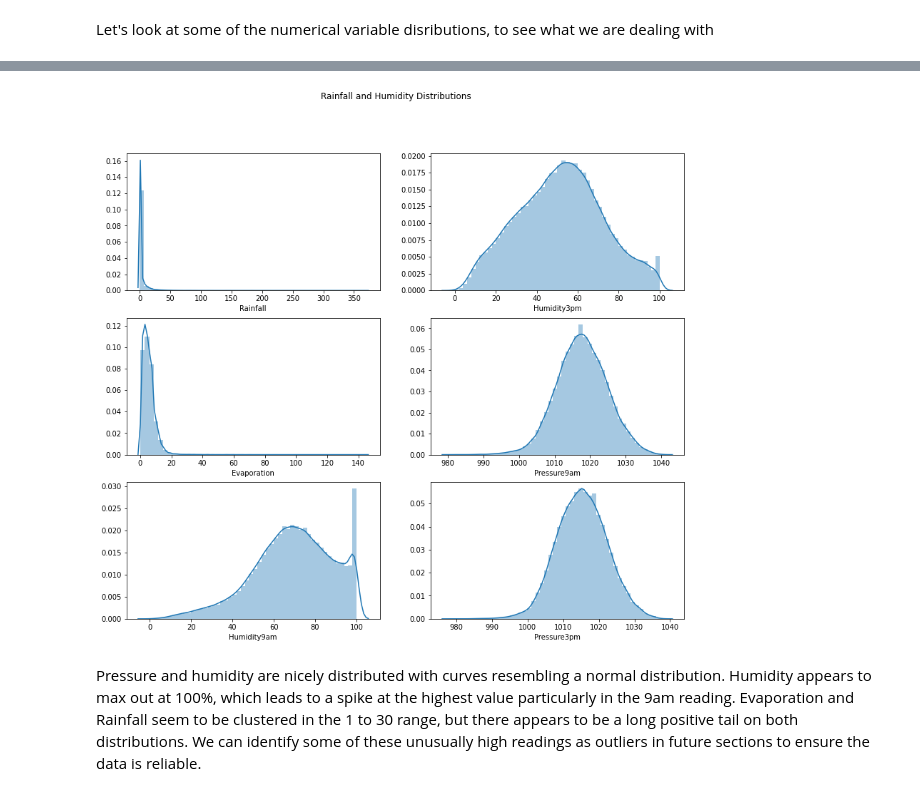
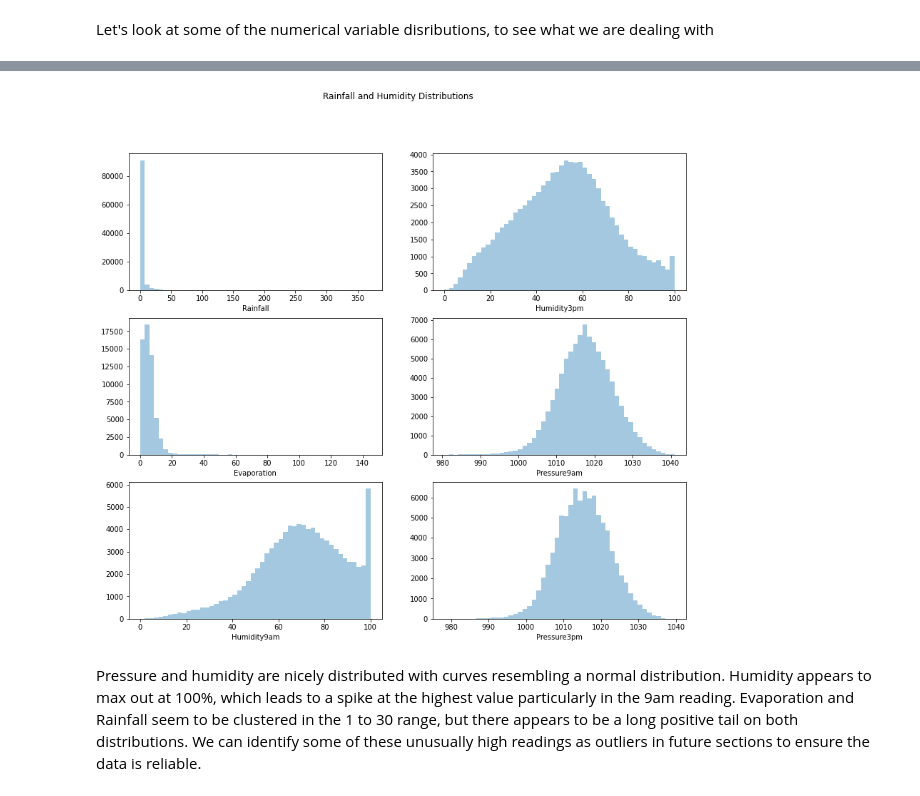
Before and after one commit to dmorrowjones/public_notebooks, a Jupyter notebook: RainStudy/RainStudyEDA.ipynb, the cells around one changed output, grey strips where cells are left out. Cells and saved outputs as stored; diff of their text form; code cells hidden in the pictures.

```diff
--- a/RainStudy/RainStudyEDA.ipynb
+++ b/RainStudy/RainStudyEDA.ipynb
@@ -93,5 +97,5 @@ Uh oh. There are a few cases where the target variable is not present. Since the
 # %%
-rawWeather.dropna(subset = ['RainTomorrow'], axis = 0, inplace = True)
+rawWeather['RainTomorrow'].fillna(value = 'No', axis = 0, inplace = True)
 
 print("\nNew dimensions: "+ str(rawWeather.shape)  + "\n")
 # %% [output]
@@ -188,15 +189,15 @@ plt.show()
 # %%
 fig, axes = plt.subplots(3, 2, sharex = False, figsize = (14,12))
 fig.suptitle("Rainfall and Humidity Distributions")
-fig = sns.distplot(df_train['Rainfall'], ax = axes[0,0])
-fig = sns.distplot(df_train['Evaporation'], ax = axes[1,0])
-fig = sns.distplot(df_train['Humidity9am'], ax = axes[2,0])
-fig = sns.distplot(df_train['Humidity3pm'], ax = axes[0,1])
-fig = sns.distplot(df_train['Pressure9am'], ax = axes[1,1])
-fig = sns.distplot(df_train['Pressure3pm'], ax = axes[2,1])
+fig = sns.distplot(df_train['Rainfall'], kde = False, ax = axes[0,0])
+fig = sns.distplot(df_train['Evaporation'], kde = False, ax = axes[1,0])
+fig = sns.distplot(df_train['Humidity9am'], kde = False, ax = axes[2,0])
+fig = sns.distplot(df_train['Humidity3pm'], kde = False, ax = axes[0,1])
+fig = sns.distplot(df_train['Pressure9am'], kde = False, ax = axes[1,1])
+fig = sns.distplot(df_train['Pressure3pm'], kde = False, ax = axes[2,1])
 plt.show()
 # %% [output]
-[figure, old version]
+[figure, new version]
 # %% [markdown]
 Pressure and humidity are nicely distributed with curves resembling a normal distribution. Humidity appears to max out at 100%, which leads to a spike at the highest value particularly in the 9am reading. Evaporation and Rainfall seem to be clustered in the 1 to 30 range, but there appears to be a long positive tail on both distributions. We can identify some of these unusually high readings as outliers in future sections to ensure the data is reliable.
 # %% [markdown]
```
Also changed, not shown: parts of 59 cells of this notebook, 1 other file.
